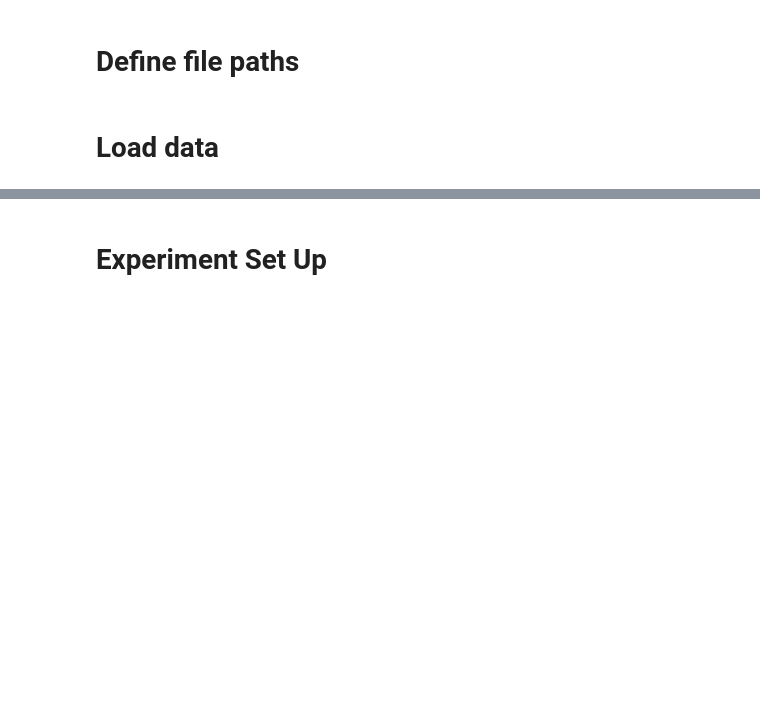
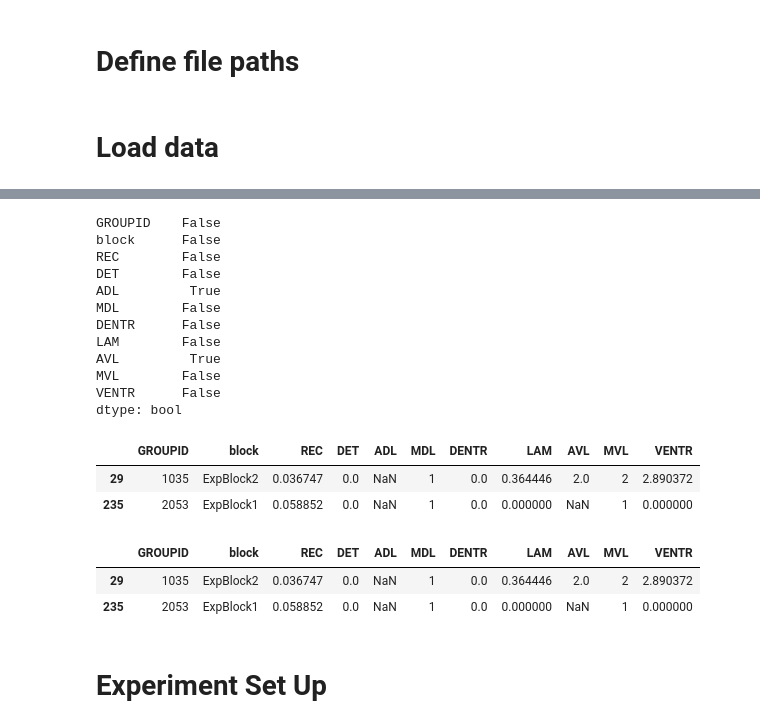
Before and after one commit to julialromero/Collaborative-Problem-Solving, a Jupyter notebook: run_RFC.ipynb, the cells around one changed output, grey strips where cells are left out. Cells and saved outputs as stored; diff of their text form; code cells hidden in the pictures; blank space fills up the shorter version.

```diff
--- a/run_RFC.ipynb
+++ b/run_RFC.ipynb
@@ -40,4 +40,27 @@ shuff_MdRQA_measures_prelim.csv shape: (271, 11)
 team_block_outcomes.csv shape: (274, 7)
+# %%
+display(dfShuffMeasures.isnull().any())
+display(dfShuffMeasures[dfShuffMeasures['ADL'].isna()])
+display(dfShuffMeasures[dfShuffMeasures['ADL'].isna()])
+# %% [output]
+GROUPID    False
+block      False
+REC        False
+DET        False
+ADL         True
+MDL        False
+DENTR      False
+LAM        False
+AVL         True
+MVL        False
+VENTR      False
+dtype: bool
+|  | GROUPID | block | REC | DET | ADL | MDL | DENTR | LAM | AVL | MVL | VENTR |
+| 29 | 1035 | ExpBlock2 | 0.036747 | 0.0 | NaN | 1 | 0.0 | 0.364446 | 2.0 | 2 | 2.890372 |
+| 235 | 2053 | ExpBlock1 | 0.058852 | 0.0 | NaN | 1 | 0.0 | 0.000000 | NaN | 1 | 0.000000 |
+|  | GROUPID | block | REC | DET | ADL | MDL | DENTR | LAM | AVL | MVL | VENTR |
+| 29 | 1035 | ExpBlock2 | 0.036747 | 0.0 | NaN | 1 | 0.0 | 0.364446 | 2.0 | 2 | 2.890372 |
+| 235 | 2053 | ExpBlock1 | 0.058852 | 0.0 | NaN | 1 | 0.0 | 0.000000 | NaN | 1 | 0.000000 |
 # %% [markdown]
 # Experiment Set Up
 # %%
```
Also changed, not shown: parts of 9 cells of this notebook.
